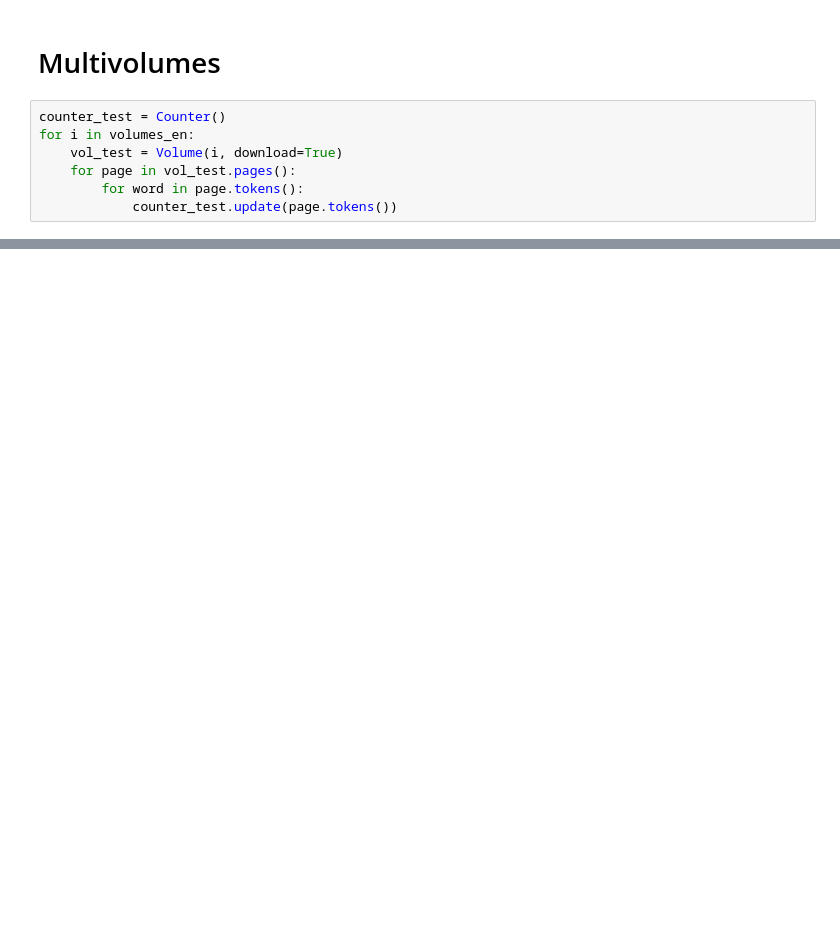
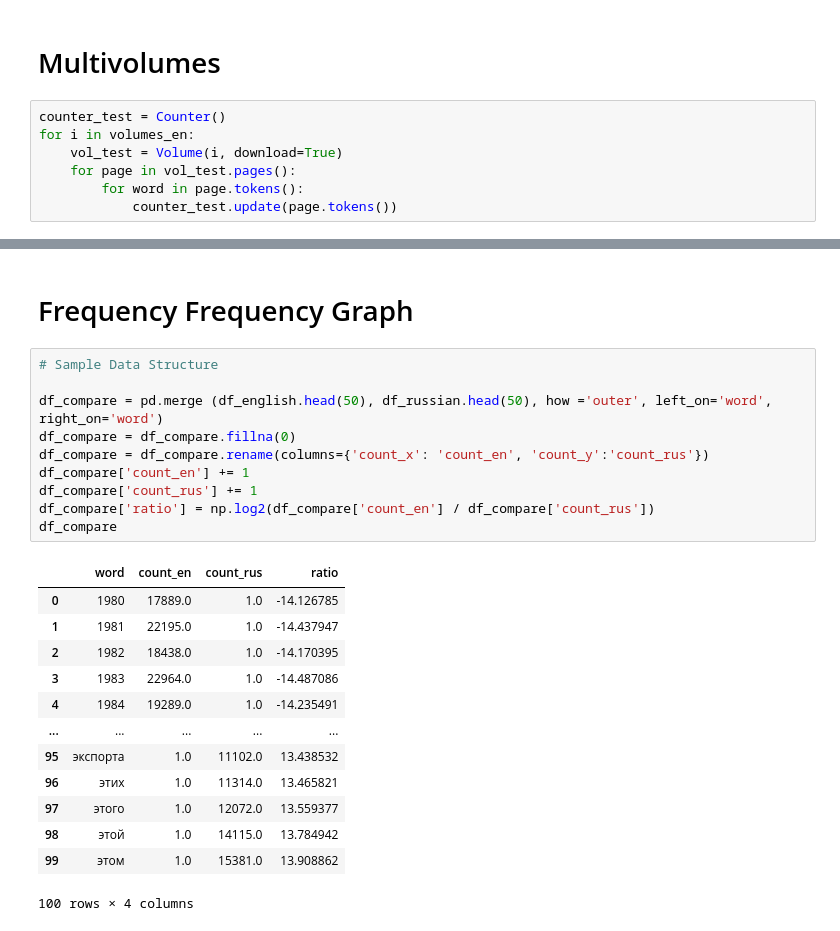
Before and after one commit to muirebecca2/text_compare, a Jupyter notebook: text_compare1.ipynb, the cells around one changed output, grey strips where cells are left out. Drawn from its saved outputs; the diff is of its cells as text; blank space fills up the shorter version.

```diff
--- a/text_compare1.ipynb
+++ b/text_compare1.ipynb
@@ -222,0 +272,26 @@ test.head()
+# %% [markdown]
+# Frequency Frequency Graph
+# %%
+# Sample Data Structure
+
+df_compare = pd.merge (df_english.head(50), df_russian.head(50), how ='outer', left_on='word', right_on='word')
+df_compare = df_compare.fillna(0)
+df_compare = df_compare.rename(columns={'count_x': 'count_en', 'count_y':'count_rus'})
+df_compare['count_en'] += 1
+df_compare['count_rus'] += 1
+df_compare['ratio'] = np.log2(df_compare['count_en'] / df_compare['count_rus'])
+df_compare
+# %% [output]
+|  | word | count_en | count_rus | ratio |
+| 0 | 1980 | 17889.0 | 1.0 | -14.126785 |
+| 1 | 1981 | 22195.0 | 1.0 | -14.437947 |
+| 2 | 1982 | 18438.0 | 1.0 | -14.170395 |
+| 3 | 1983 | 22964.0 | 1.0 | -14.487086 |
+| 4 | 1984 | 19289.0 | 1.0 | -14.235491 |
+| ... | ... | ... | ... | ... |
+| 95 | экспорта | 1.0 | 11102.0 | 13.438532 |
+| 96 | этих | 1.0 | 11314.0 | 13.465821 |
+| 97 | этого | 1.0 | 12072.0 | 13.559377 |
+| 98 | этой | 1.0 | 14115.0 | 13.784942 |
+| 99 | этом | 1.0 | 15381.0 | 13.908862 |
+100 rows × 4 columns
```
Also changed, not shown: parts of 23 cells of this notebook.
